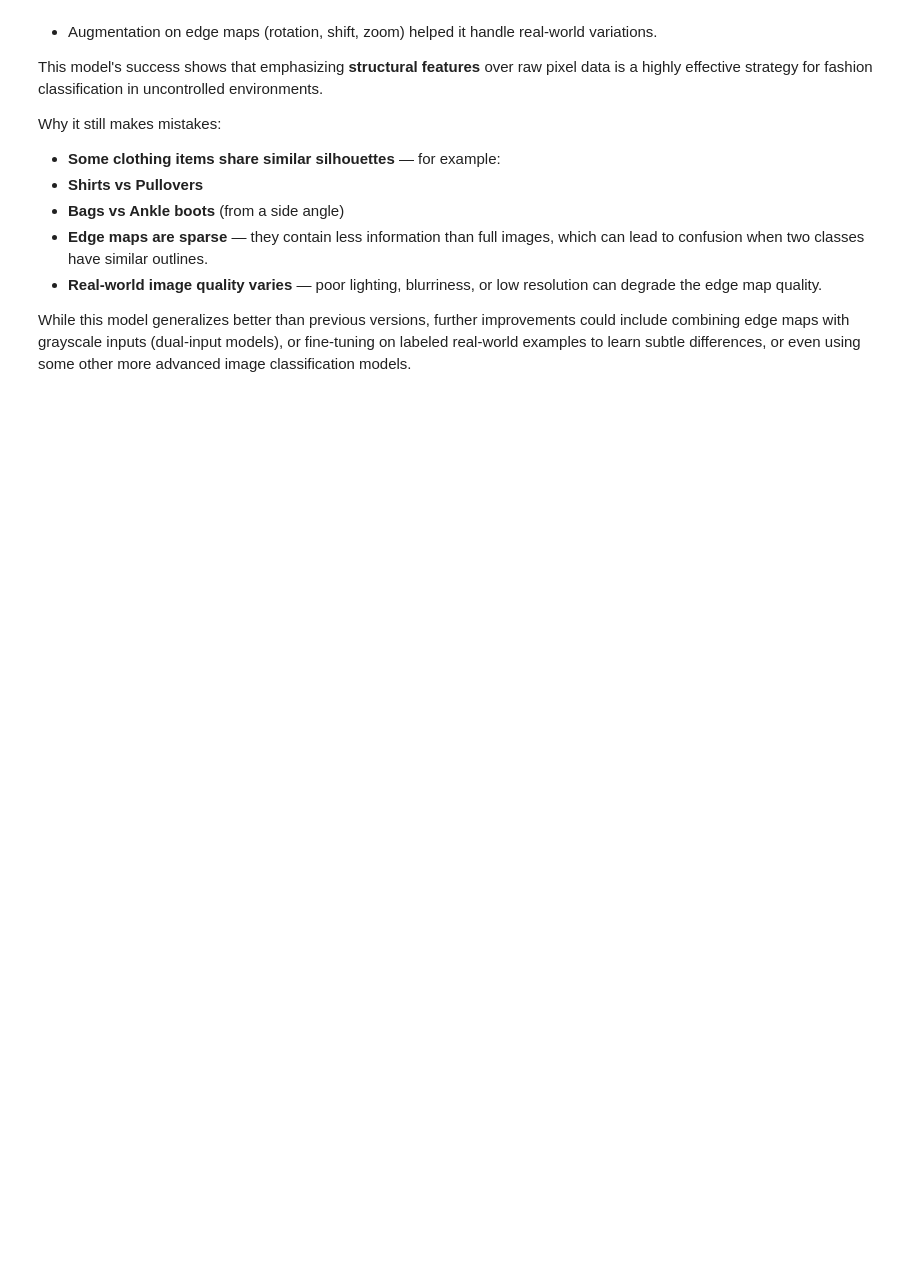
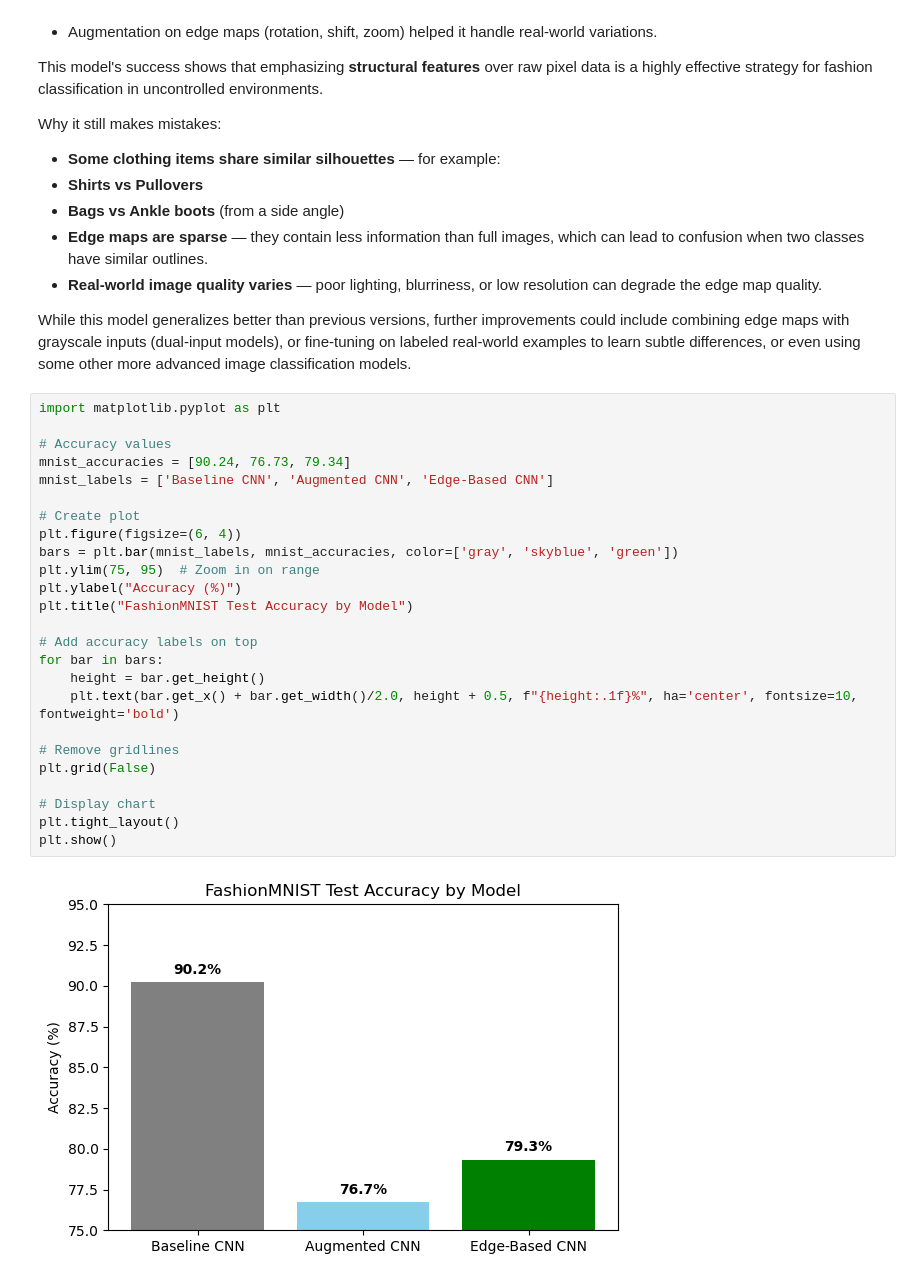
Before and after one commit to atulprasad-usd/AAI-501-01, a Jupyter notebook: src/fashion_mnist.ipynb, the cells around one changed output. Cells and saved outputs as stored; diff of their text form; blank space fills up the shorter version.

Commit message:
graphs for evaluation

```diff
--- a/src/fashion_mnist.ipynb
+++ b/src/fashion_mnist.ipynb
@@ -1088,3 +1088,30 @@ Why it still makes mistakes:
 - **Real-world image quality varies** — poor lighting, blurriness, or low resolution can degrade the edge map quality.
 
 While this model generalizes better than previous versions, further improvements could include combining edge maps with grayscale inputs (dual-input models), or fine-tuning on labeled real-world examples to learn subtle differences, or even using some other more advanced image classification models.
+# %%
+import matplotlib.pyplot as plt
+
+# Accuracy values
+mnist_accuracies = [90.24, 76.73, 79.34]
+mnist_labels = ['Baseline CNN', 'Augmented CNN', 'Edge-Based CNN']
+
+# Create plot
+plt.figure(figsize=(6, 4))
+bars = plt.bar(mnist_labels, mnist_accuracies, color=['gray', 'skyblue', 'green'])
+plt.ylim(75, 95)  # Zoom in on range
+plt.ylabel("Accuracy (%)")
+plt.title("FashionMNIST Test Accuracy by Model")
+
+# Add accuracy labels on top
+for bar in bars:
+    height = bar.get_height()
+    plt.text(bar.get_x() + bar.get_width()/2.0, height + 0.5, f"{height:.1f}%", ha='center', fontsize=10, fontweight='bold')
+
+# Remove gridlines
+plt.grid(False)
+
+# Display chart
+plt.tight_layout()
+plt.show()
+# %% [output]
+[figure, added]
```
Also changed, not shown: parts of 1 cell of this notebook.
